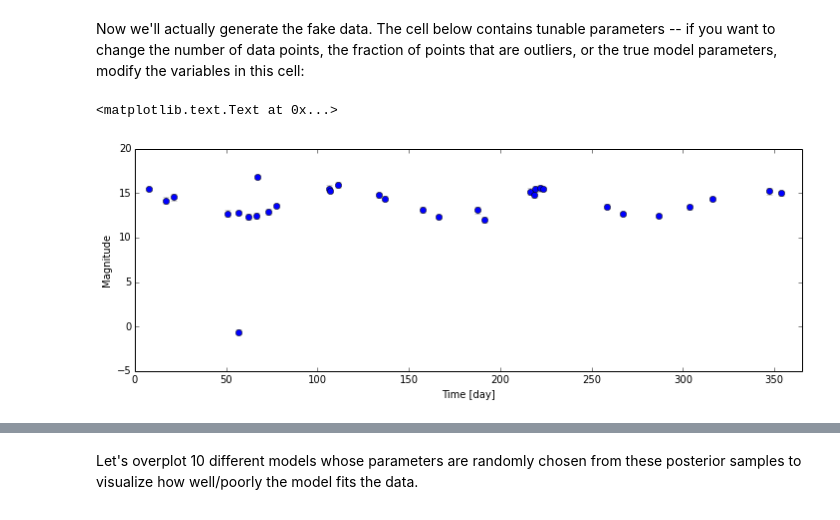
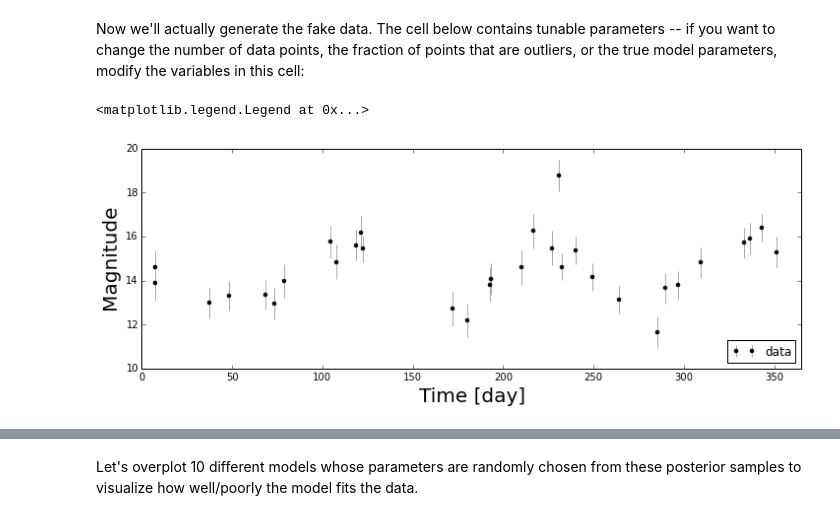
Before and after one commit to AstroBetter/stats-tutorials, a Jupyter notebook: Fitting a model with outliers using MCMC.ipynb, the cells around one changed output, grey strips where cells are left out. Saved outputs shown, nothing was run; the diff lists cells and outputs as text; code cells hidden in the pictures.

```diff
--- a/Fitting a model with outliers using MCMC.ipynb
+++ b/Fitting a model with outliers using MCMC.ipynb
@@ -82,7 +80,7 @@ mag = light_curve_model(true_params, time)
 
 # each magnitude data point will have a different uncertainty, sampled from
 #    a uniform distribution between 0.2 and 0.4 magnitudes
-mag_err = np.random.uniform(0.2, 0.4, size=ndata_points)
+mag_err = np.random.uniform(0.6, 0.8, size=ndata_points)
 
 # pick outlier points based on the set outlier_fraction. we generate a
 #    boolean array (array of True's and False's) -- when a given index
@@ -90,21 +88,22 @@ mag_err = np.random.uniform(0.2, 0.4, size=ndata_points)
 outlier_idx = np.random.uniform(size=ndata_points) < outlier_fraction
 
 # for the outlier points, add large scatter
-mag[outlier_idx] += np.random.normal(0., 5., size=sum(outlier_idx))
+mag[outlier_idx] += np.random.normal(0., 4., size=sum(outlier_idx))
 
 # for the non-outlier points, add scatter based on the uncertainty array (mag_err).
 #    the twiddle (~) means 'logical not' - (True becomes False, False becomes True)
 mag[~outlier_idx] += np.random.normal(0., mag_err[~outlier_idx])
 # %%
 plt.figure(figsize=(12,4))
-plt.errorbar(time, mag, mag_err, marker='o',
-             linestyle='none', ecolor='#aaaaaa')
+plt.errorbar(time, mag, mag_err, marker='o', capsize=0, color='k', markersize=4,
+             linestyle='none', ecolor='#aaaaaa', label='data')
 plt.xlim(0,365)
-plt.xlabel("Time [day]")
-plt.ylabel("Magnitude")
+plt.xlabel("Time [day]", size=20)
+plt.ylabel("Magnitude", size=20)
+plt.legend(loc='lower right')
 # %% [output]
-<matplotlib.text.Text at 0x...>
+<matplotlib.legend.Legend at 0x...>
-[figure, old version]
+[figure, new version]
 # %% [markdown]
 ---
 
```
Also changed, not shown: parts of 17 cells of this notebook.
